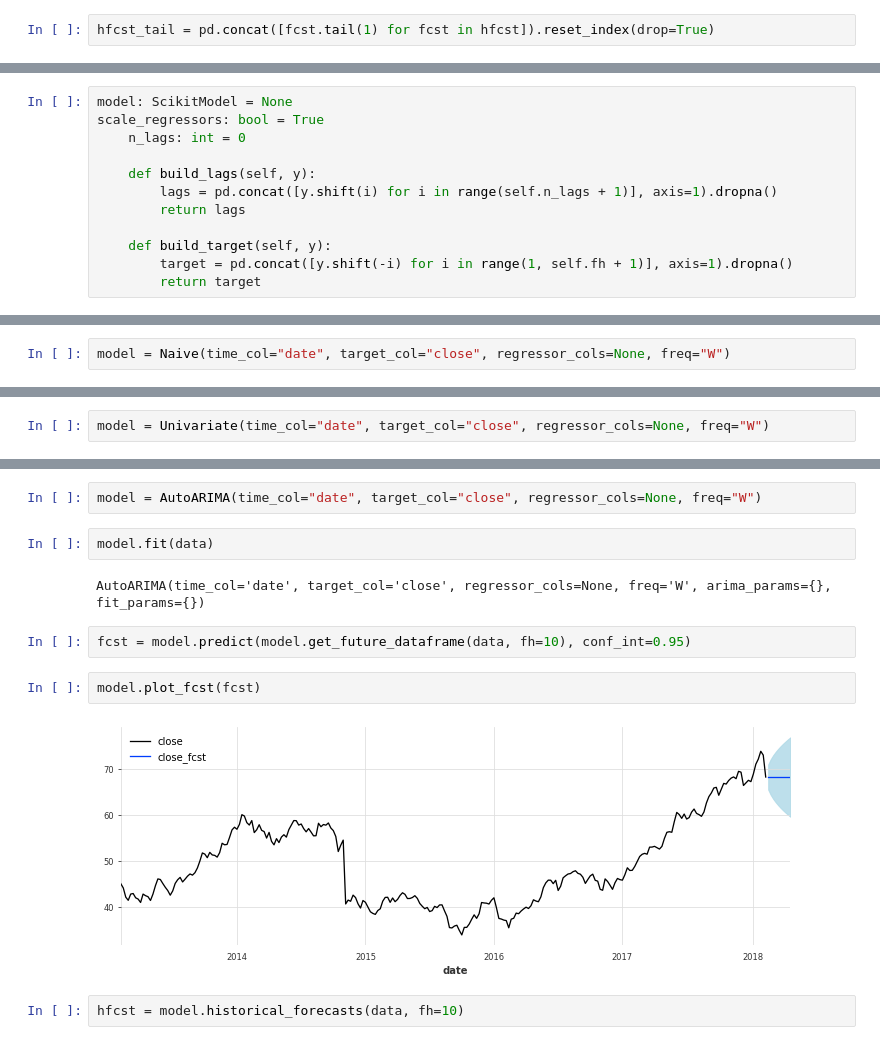
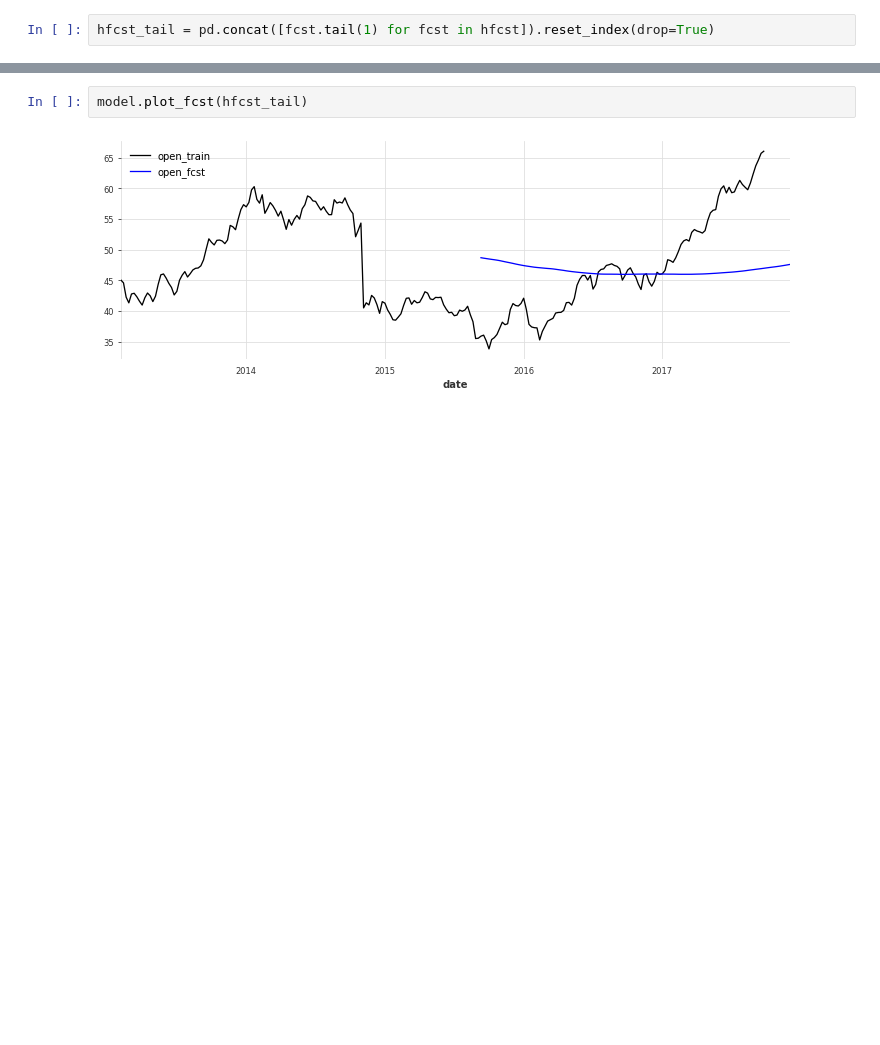
Before and after one commit to coldwhitewinters/tstools, a Jupyter notebook: notebook/tstools-playground-Copy1.ipynb, the cells around one changed output, grey strips where cells are left out. Drawn from its saved outputs; the diff is of its cells as text; blank space fills up the shorter version.

```diff
--- a/notebook/tstools-playground-Copy1.ipynb
+++ b/notebook/tstools-playground-Copy1.ipynb
@@ -1078,12 +179,0 @@ y.plot()
-# %%
-model: ScikitModel = None
-scale_regressors: bool = True
-    n_lags: int = 0
-
-    def build_lags(self, y):
-        lags = pd.concat([y.shift(i) for i in range(self.n_lags + 1)], axis=1).dropna()
-        return lags
-
-    def build_target(self, y):
-        target = pd.concat([y.shift(-i) for i in range(1, self.fh + 1)], axis=1).dropna()
-        return target
@@ -1106,2 +179,0 @@ Name: open, Length: 262, dtype: float64
-# %%
-model = Naive(time_col="date", target_col="close", regressor_cols=None, freq="W")
@@ -1161,2 +179,0 @@ array([68.67, 68.67, 68.67, 68.67, 68.67, 68.67, 68.67, 68.67, 68.67,
-# %%
-model = Univariate(time_col="date", target_col="close", regressor_cols=None, freq="W")
@@ -1197,14 +180,4 @@ data
-# %%
-model = AutoARIMA(time_col="date", target_col="close", regressor_cols=None, freq="W")
-# %%
-model.fit(data)
-# %% [output]
-AutoARIMA(time_col='date', target_col='close', regressor_cols=None, freq='W', arima_params={}, fit_params={})
-# %%
-fcst = model.predict(model.get_future_dataframe(data, fh=10), conf_int=0.95)
 # %%
-model.plot_fcst(fcst)
+model.plot_fcst(hfcst_tail)
 # %% [output]
-[figure, old version]
+[figure, new version]
-# %%
-hfcst = model.historical_forecasts(data, fh=10)
```
Also changed, not shown: parts of 181 cells of this notebook, 4 other files.
